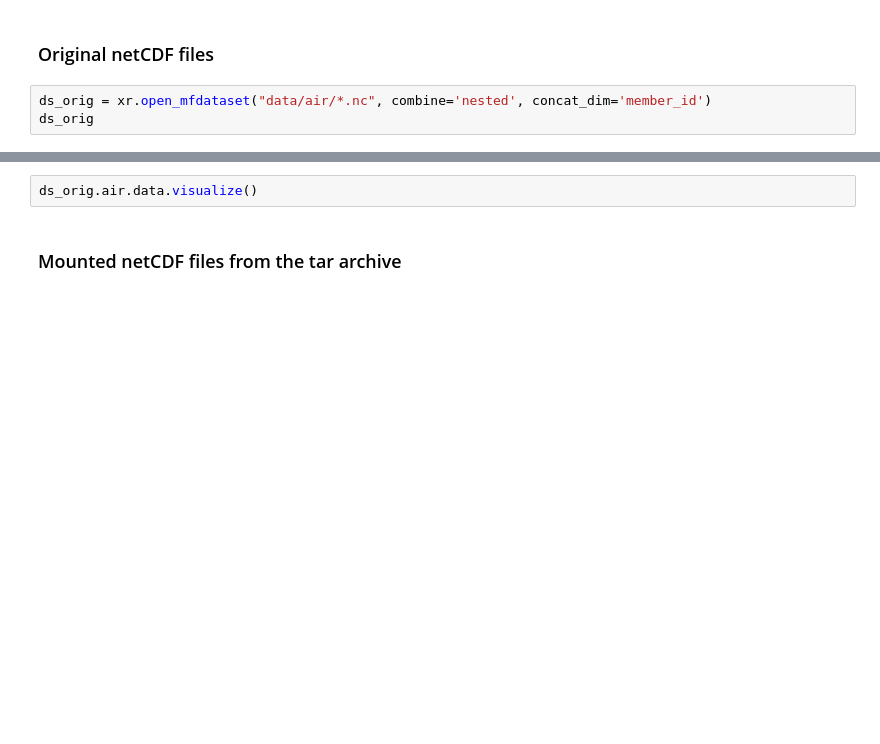
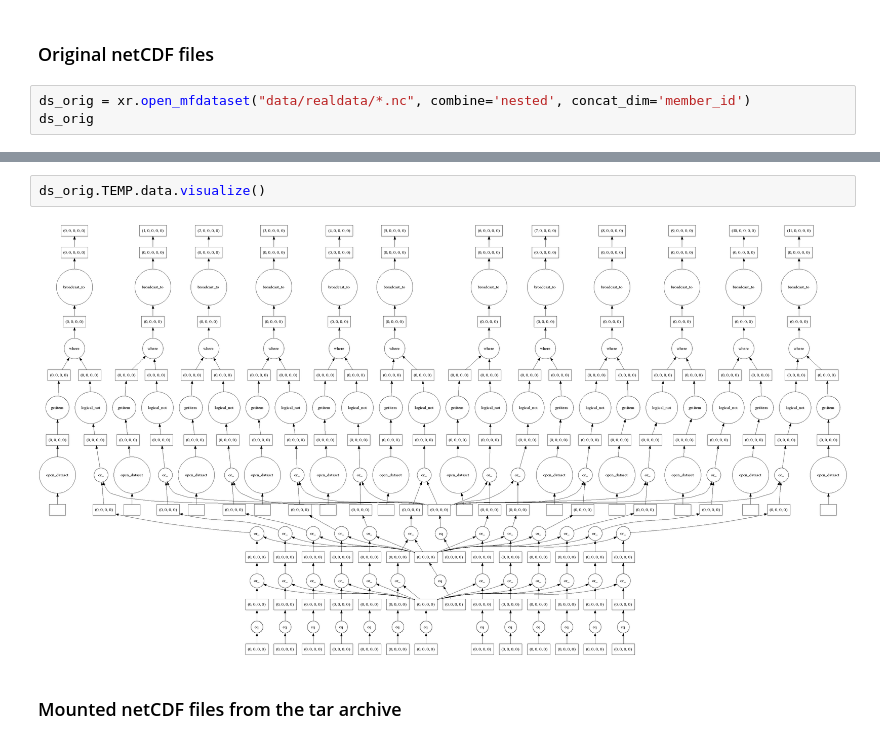
Before and after one commit to NCAR/xtar, a Jupyter notebook: notebooks/tar-netcdf-HPCrealdata.ipynb, the cells around one changed output, grey strips where cells are left out. Saved outputs shown, nothing was run; the diff lists cells and outputs as text; blank space fills up the shorter version.

```diff
--- a/notebooks/tar-netcdf-HPCrealdata.ipynb
+++ b/notebooks/tar-netcdf-HPCrealdata.ipynb
@@ -147,5 +246,5 @@ client
 # %% [markdown]
 ### Original netCDF files
 # %%
-ds_orig = xr.open_mfdataset("data/air/*.nc", combine='nested', concat_dim='member_id')
+ds_orig = xr.open_mfdataset("data/realdata/*.nc", combine='nested', concat_dim='member_id')
 ds_orig
@@ -152,5 +269,7 @@ ds_orig
 # %%
-ds_orig.air.data.visualize()
+ds_orig.TEMP.data.visualize()
+# %% [output]
+[figure, added]
 # %% [markdown]
 ### Mounted netCDF files from the tar archive
 # %%
```
Also changed, not shown: parts of 33 cells of this notebook, 2 other files.
